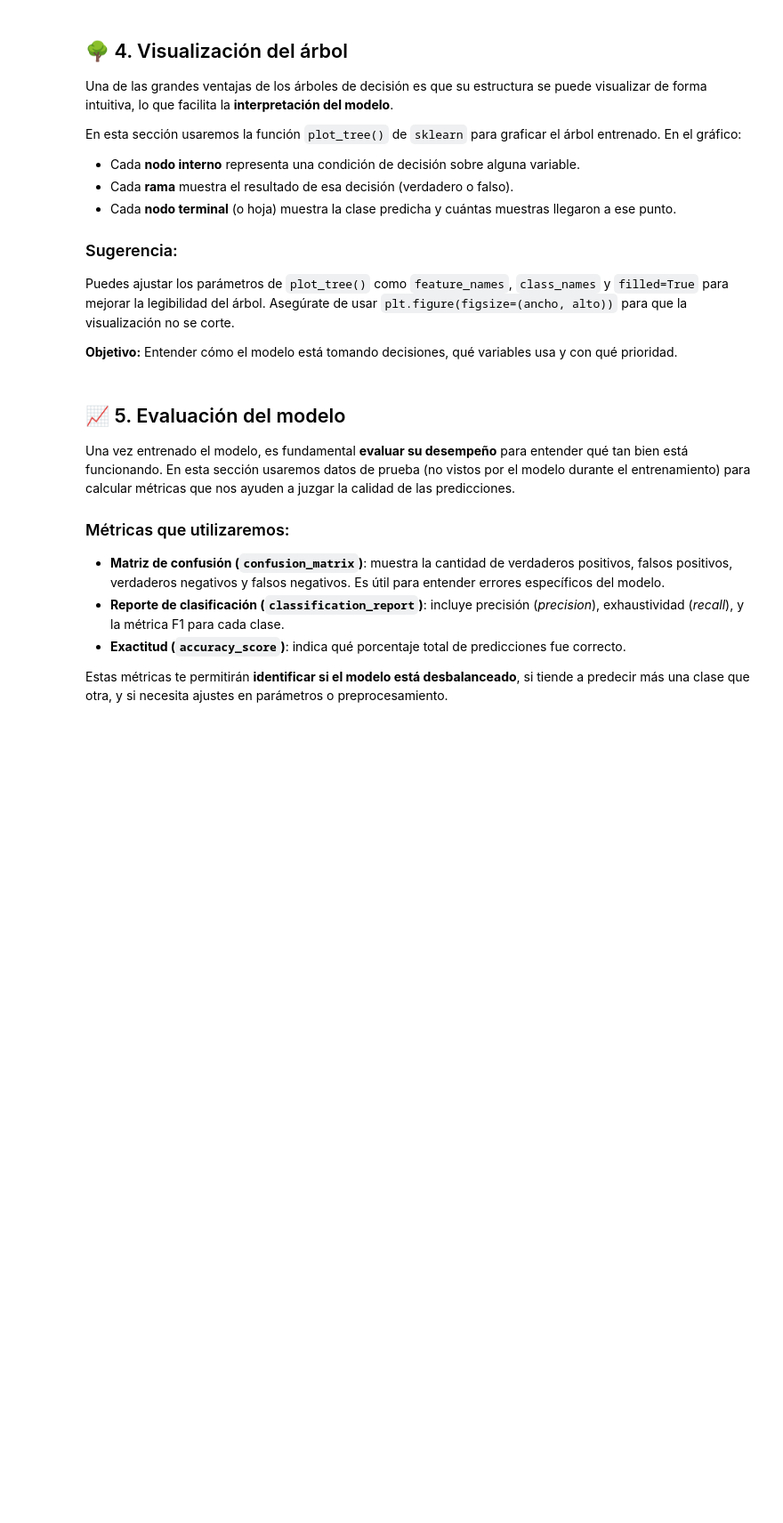
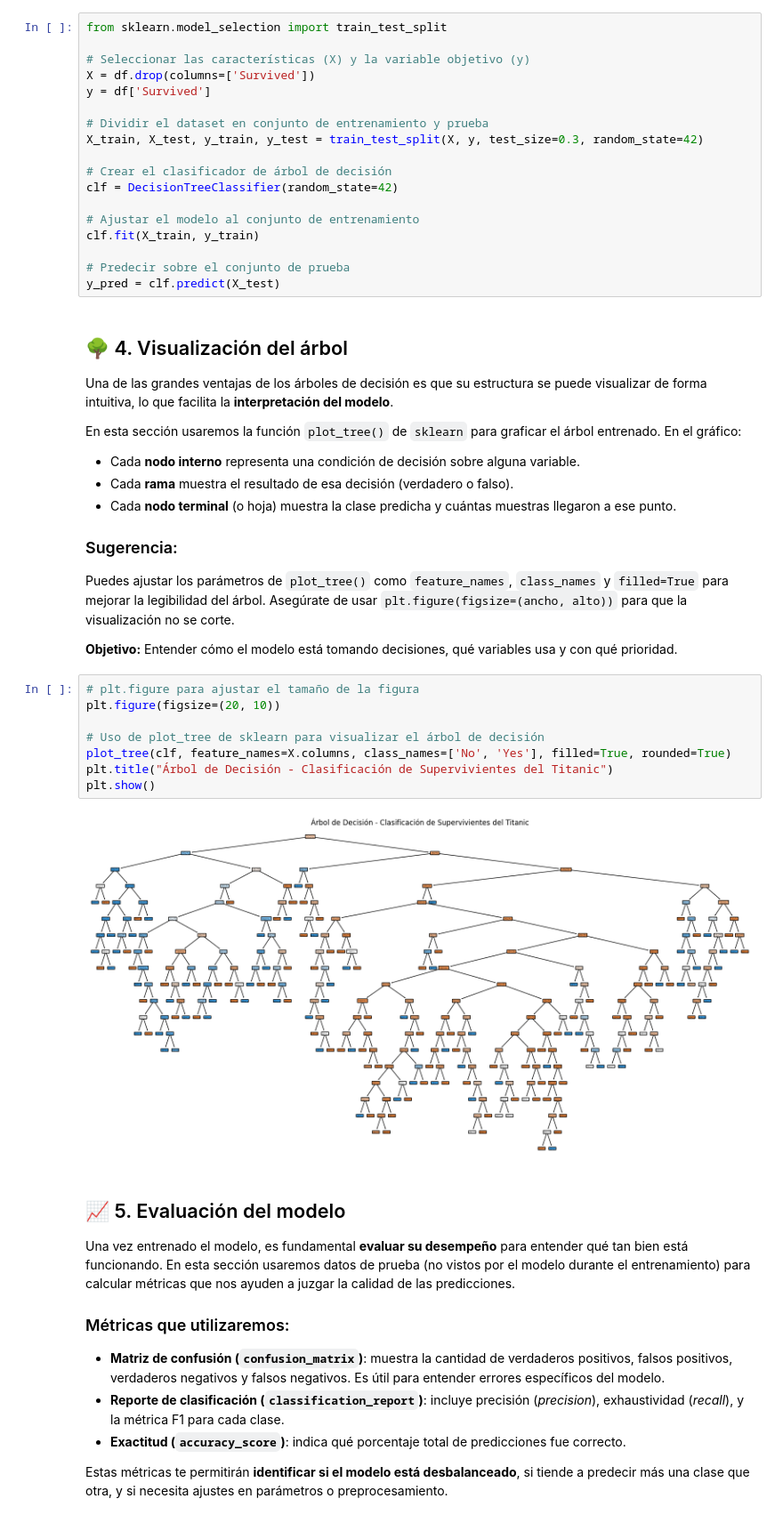
Before and after one commit to Mrldmz/MachineLearning, a Jupyter notebook: S08 - Decision Trees/Titanic_DecisionTree_Actividad_Para_Entregar.ipynb, the cells around one changed output. Shown at 89% size. Drawn from its saved outputs; the diff is of its cells as text; blank space fills up the shorter version.

```diff
--- a/S08 - Decision Trees/Titanic_DecisionTree_Actividad_Para_Entregar.ipynb
+++ b/S08 - Decision Trees/Titanic_DecisionTree_Actividad_Para_Entregar.ipynb
@@ -186,6 +186,24 @@ En esta etapa, construiremos un modelo predictivo utilizando un **Árbol de Deci
    Puedes usar el parámetro `max_depth` para limitar la profundidad del árbol y evitar sobreajuste.
 
 Cuando termines esta sección, tu modelo estará entrenado y listo para ser evaluado y visualizado.
+# %%
+from sklearn.model_selection import train_test_split
+
+# Seleccionar las características (X) y la variable objetivo (y)
+X = df.drop(columns=['Survived'])
+y = df['Survived']
+
+# Dividir el dataset en conjunto de entrenamiento y prueba
+X_train, X_test, y_train, y_test = train_test_split(X, y, test_size=0.3, random_state=42)
+
+# Crear el clasificador de árbol de decisión
+clf = DecisionTreeClassifier(random_state=42)
+
+# Ajustar el modelo al conjunto de entrenamiento
+clf.fit(X_train, y_train)
+
+# Predecir sobre el conjunto de prueba
+y_pred = clf.predict(X_test)
 # %% [markdown]
 ## 🌳 4. Visualización del árbol
 
@@ -201,6 +219,16 @@ En esta sección usaremos la función `plot_tree()` de `sklearn` para graficar e
 Puedes ajustar los parámetros de `plot_tree()` como `feature_names`, `class_names` y `filled=True` para mejorar la legibilidad del árbol. Asegúrate de usar `plt.figure(figsize=(ancho, alto))` para que la visualización no se corte.
 
 **Objetivo:** Entender cómo el modelo está tomando decisiones, qué variables usa y con qué prioridad.
+# %%
+# plt.figure para ajustar el tamaño de la figura
+plt.figure(figsize=(20, 10))
+
+# Uso de plot_tree de sklearn para visualizar el árbol de decisión
+plot_tree(clf, feature_names=X.columns, class_names=['No', 'Yes'], filled=True, rounded=True)
+plt.title("Árbol de Decisión - Clasificación de Supervivientes del Titanic")
+plt.show()
+# %% [output]
+[figure, added]
 # %% [markdown]
 ## 📈 5. Evaluación del modelo
 
```
Also changed, not shown: parts of 11 cells of this notebook.
